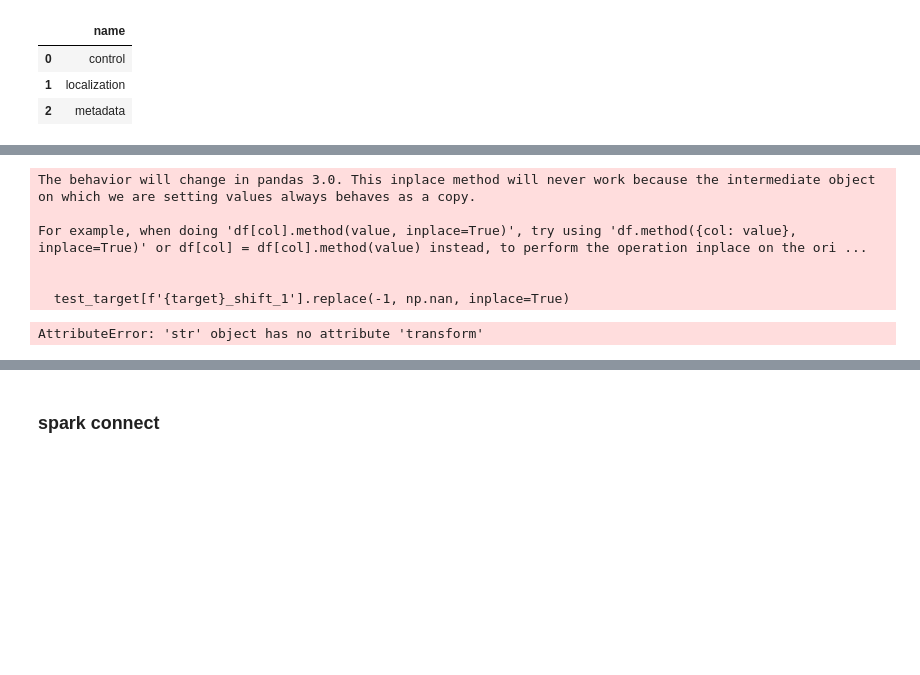
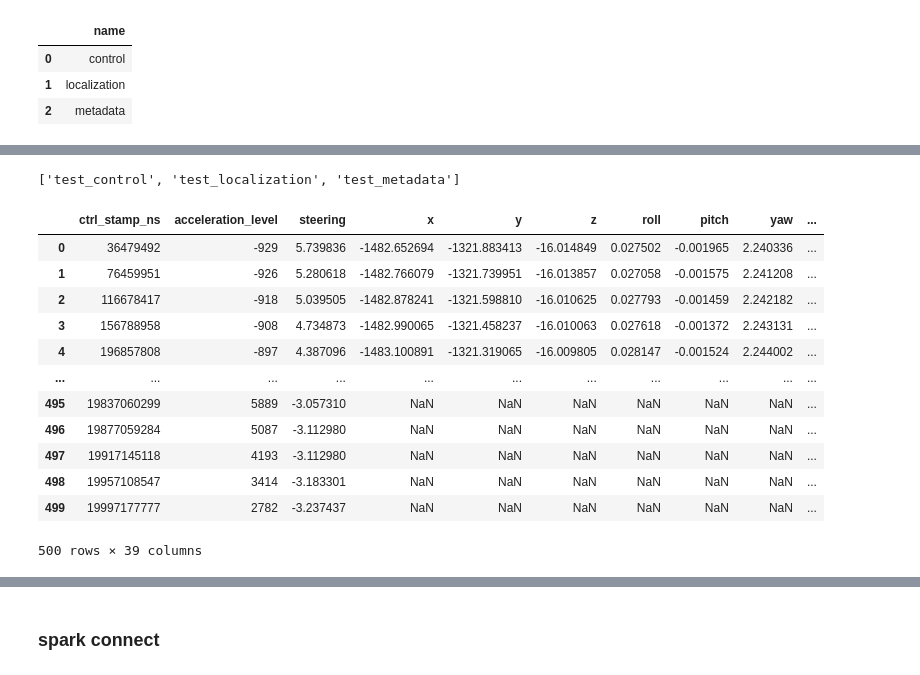
Before and after one commit to rvegrc/self_drive, a Jupyter notebook: api/api_debug.ipynb, the cells around one changed output, grey strips where cells are left out. Cells and saved outputs as stored; diff of their text form; code cells hidden in the pictures; blank space fills up the shorter version.

Commit message:
set all targets for fixing

```diff
--- a/api/api_debug.ipynb
+++ b/api/api_debug.ipynb
@@ -311,42 +340,37 @@ def ctb_encoder(test: pd.DataFrame, target: str, id: int, targets: list) -> pd.D
-# %%
-ids = [0]
-targets = ['x']
-
-df_list = []
-for id in ids:
-    control = client.query_df(f'''
-        select *
-        from ycup.control yc
-        where yc.id = {id}
-        limit 10'''
-    )
-
-    localizations = client.query_df(f'''
-        select *
-        from ycup.localization yl
-        where yl.id = {id}
-        limit 10'''
-    )
-
-    metadata = client.query_df(f'''
-        select *
-        from ycup.metadata ym
-        where ym.id = {id}
-        limit 10'''
-    )
-    # add df by id to list
-    df_list.append(union_dfs(control, localizations, metadata))
-
-df = pd.concat(df_list, ignore_index=True)
-
-df_prepr = {}
-for target in targets:
-    df_prepr[target] = df_preprocessor(df, target, id, preprocessor_path, targets)
-# %% [output]
-The behavior will change in pandas 3.0. This inplace method will never work because the intermediate object on which we are setting values always behaves as a copy.
-
-For example, when doing 'df[col].method(value, inplace=True)', try using 'df.method({col: value}, inplace=True)' or df[col] = df[col].method(value) instead, to perform the operation inplace on the ori ...
-
-
-  test_target[f'{target}_shift_1'].replace(-1, np.nan, inplace=True)
-AttributeError: 'str' object has no attribute 'transform'
+# %%
+[table for table in client.query_df('show tables from ycup')['name'].values if 'test' in table]
+# %% [output]
+['test_control', 'test_localization', 'test_metadata']
+# %%
+def get_df(client, table_name: str, id: int) -> pd.DataFrame:
+    '''Get df from clickhouse by table name and id'''
+    df = client.query_df(f'''select * from ycup.{table_name} where id = {id}''')
+    return df
+# %%
+ids = [0]
+targets = ['x']
+
+
+df_list = []
+for id in ids:
+    test_control = get_df(client, 'test_control', id)
+    test_localizations = get_df(client, 'test_localization', id)
+    test_metadata = get_df(client, 'test_metadata', id)
+    df_list.append(union_dfs(test_control, test_localizations, test_metadata))
+
+df = pd.concat(df_list)
+df
+# %% [output]
+|  | ctrl_stamp_ns | acceleration_level | steering | x | y | z | roll | pitch | yaw | ... |
+| 0 | 36479492 | -929 | 5.739836 | -1482.652694 | -1321.883413 | -16.014849 | 0.027502 | -0.001965 | 2.240336 | ... |
+| 1 | 76459951 | -926 | 5.280618 | -1482.766079 | -1321.739951 | -16.013857 | 0.027058 | -0.001575 | 2.241208 | ... |
+| 2 | 116678417 | -918 | 5.039505 | -1482.878241 | -1321.598810 | -16.010625 | 0.027793 | -0.001459 | 2.242182 | ... |
+| 3 | 156788958 | -908 | 4.734873 | -1482.990065 | -1321.458237 | -16.010063 | 0.027618 | -0.001372 | 2.243131 | ... |
+| 4 | 196857808 | -897 | 4.387096 | -1483.100891 | -1321.319065 | -16.009805 | 0.028147 | -0.001524 | 2.244002 | ... |
+| ... | ... | ... | ... | ... | ... | ... | ... | ... | ... | ... |
+| 495 | 19837060299 | 5889 | -3.057310 | NaN | NaN | NaN | NaN | NaN | NaN | ... |
+| 496 | 19877059284 | 5087 | -3.112980 | NaN | NaN | NaN | NaN | NaN | NaN | ... |
+| 497 | 19917145118 | 4193 | -3.112980 | NaN | NaN | NaN | NaN | NaN | NaN | ... |
+| 498 | 19957108547 | 3414 | -3.183301 | NaN | NaN | NaN | NaN | NaN | NaN | ... |
+| 499 | 19997177777 | 2782 | -3.237437 | NaN | NaN | NaN | NaN | NaN | NaN | ... |
+500 rows × 39 columns
```
Also changed, not shown: parts of 6 cells of this notebook, 4 other files.
